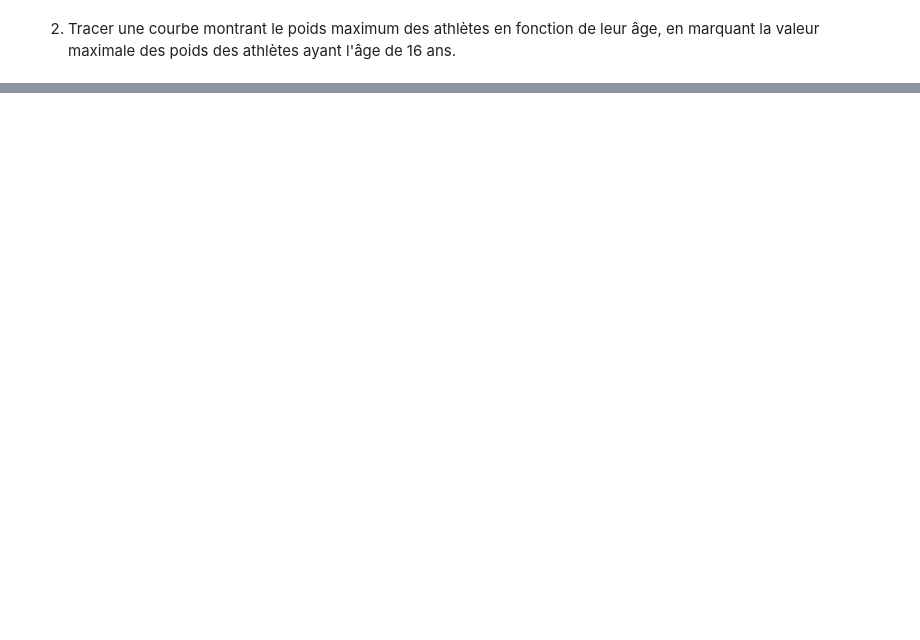
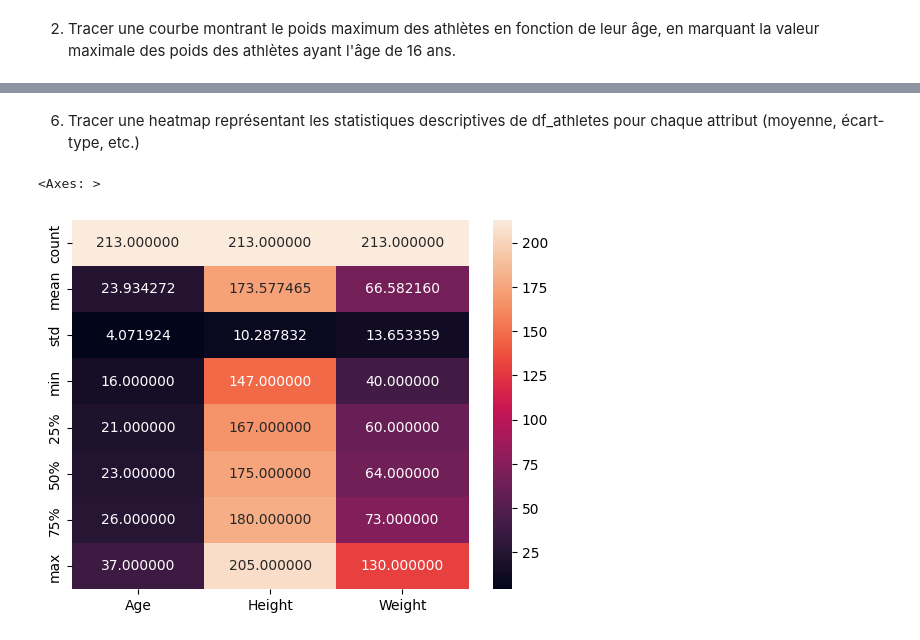
Before and after one commit to waterflow80/machine-learning, a Jupyter notebook: tp1.1.ipynb, the cells around one changed output, grey strips where cells are left out. Cells and saved outputs as stored; diff of their text form; code cells hidden in the pictures; blank space fills up the shorter version.

```diff
--- a/tp1.1.ipynb
+++ b/tp1.1.ipynb
@@ -187,0 +252,25 @@ plt.subplot
+# %% [markdown]
+6. Tracer une heatmap représentant les statistiques descriptives de df_athletes pour chaque attribut (moyenne, écart-type, etc.)
+# %%
+df_athlete
+#sns.heatmap(df_athlete.iloc[:3,[2,3]],
+            # annot=True,
+            # fmt='f',
+            # cbar=True)
+
+desc = df_athlete.describe()
+df_athlete.describe()
+sns.heatmap(df_athlete.describe(),
+            annot=True,
+            fmt='f',
+            cbar=True)
+#print(desc.loc[["count", ]])
+#values = [desc[]]
+#stats = pd.DataFrame()
+# age_stats = desc.iloc[:, [0]]
+# height_stats = desc.iloc[:, [1]]
+# weight_stats = desc.iloc[:, [2]]
+# height_stats
+# %% [output]
+<Axes: >
+[figure, added]
```
Also changed, not shown: parts of 9 cells of this notebook.
